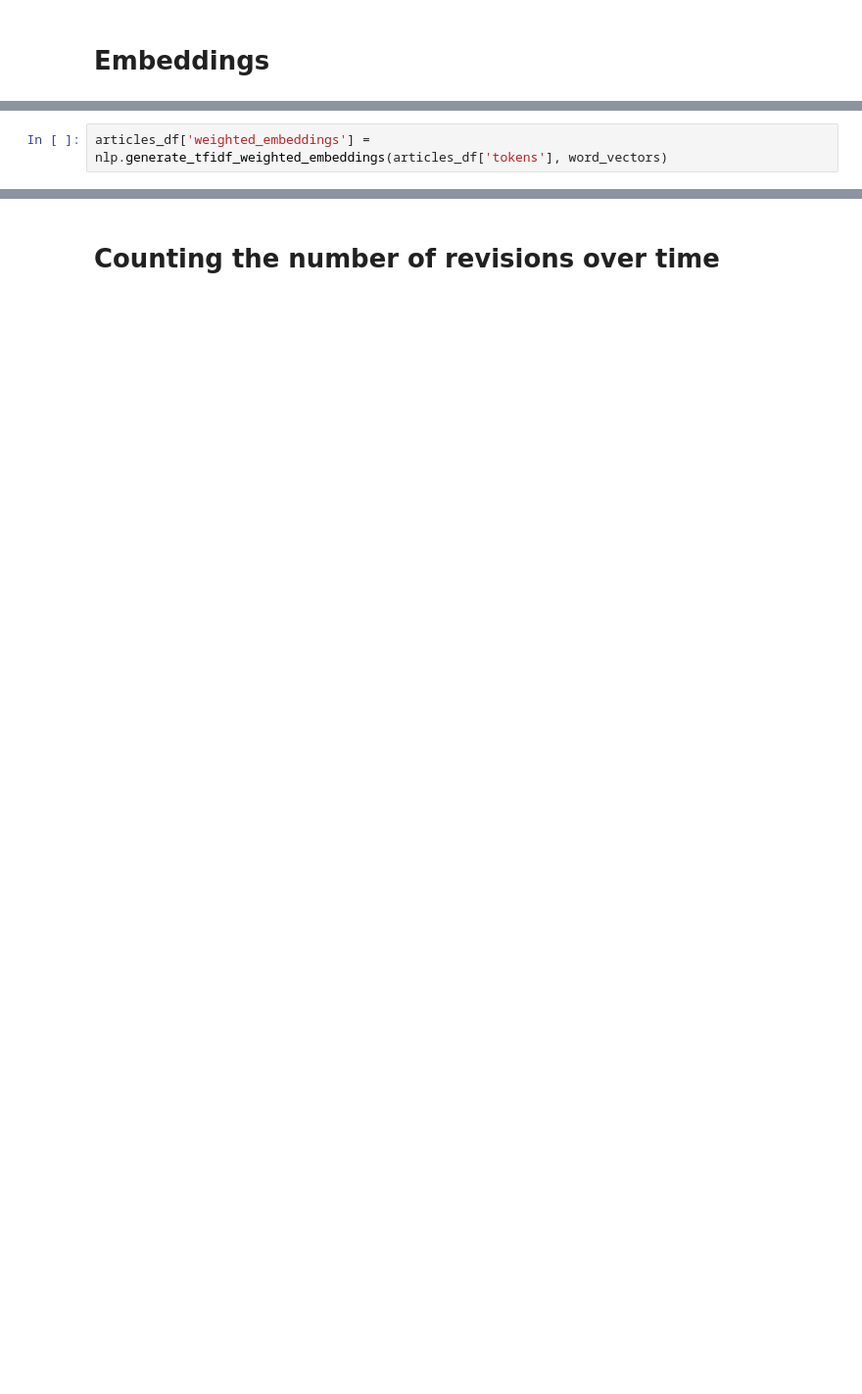
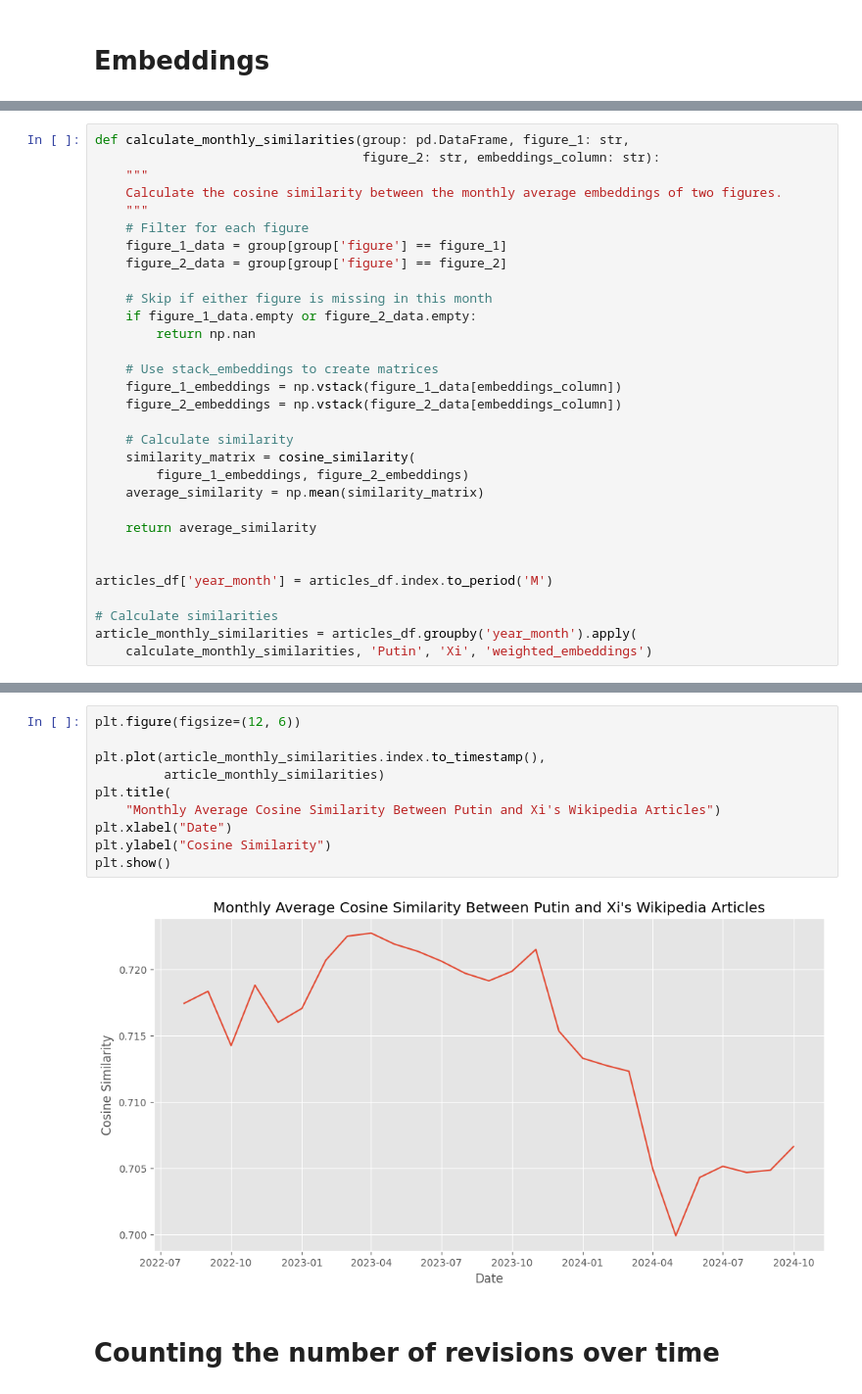
Before and after one commit to felixwallis/sds-week-2-wikipedia-presentation, a Jupyter notebook: main.ipynb, the cells around one changed output, grey strips where cells are left out. Shown: that part at 98% size. Cells and saved outputs as stored; diff of their text form; blank space fills up the shorter version.

Commit message:
calculating and plotting cosine similarities

```diff
--- a/main.ipynb
+++ b/main.ipynb
@@ -65,2 +69,0 @@ articles_df['tokens'] = articles_df['section_text'].progress_apply(nlp.tokenize_
-# %%
-articles_df['weighted_embeddings'] = nlp.generate_tfidf_weighted_embeddings(articles_df['tokens'], word_vectors)
@@ -66,0 +72,31 @@ articles_df['weighted_embeddings'] = nlp.generate_tfidf_weighted_embeddings(arti
+# %%
+def calculate_monthly_similarities(group: pd.DataFrame, figure_1: str,
+                                   figure_2: str, embeddings_column: str):
+    """
+    Calculate the cosine similarity between the monthly average embeddings of two figures.
+    """
+    # Filter for each figure
+    figure_1_data = group[group['figure'] == figure_1]
+    figure_2_data = group[group['figure'] == figure_2]
+
+    # Skip if either figure is missing in this month
+    if figure_1_data.empty or figure_2_data.empty:
+        return np.nan
+
+    # Use stack_embeddings to create matrices
+    figure_1_embeddings = np.vstack(figure_1_data[embeddings_column])
+    figure_2_embeddings = np.vstack(figure_2_data[embeddings_column])
+
+    # Calculate similarity
+    similarity_matrix = cosine_similarity(
+        figure_1_embeddings, figure_2_embeddings)
+    average_similarity = np.mean(similarity_matrix)
+
+    return average_similarity
+
+
+articles_df['year_month'] = articles_df.index.to_period('M')
+
+# Calculate similarities
+article_monthly_similarities = articles_df.groupby('year_month').apply(
+    calculate_monthly_similarities, 'Putin', 'Xi', 'weighted_embeddings')
@@ -67,2 +105,14 @@ articles_df['weighted_embeddings'] = nlp.generate_tfidf_weighted_embeddings(arti
+# %%
+plt.figure(figsize=(12, 6))
+
+plt.plot(article_monthly_similarities.index.to_timestamp(),
+         article_monthly_similarities)
+plt.title(
+    "Monthly Average Cosine Similarity Between Putin and Xi's Wikipedia Articles")
+plt.xlabel("Date")
+plt.ylabel("Cosine Similarity")
+plt.show()
+# %% [output]
+[figure, added]
 # %% [markdown]
 # Counting the number of revisions over time
```
Also changed, not shown: parts of 8 cells of this notebook, 2 other files.
